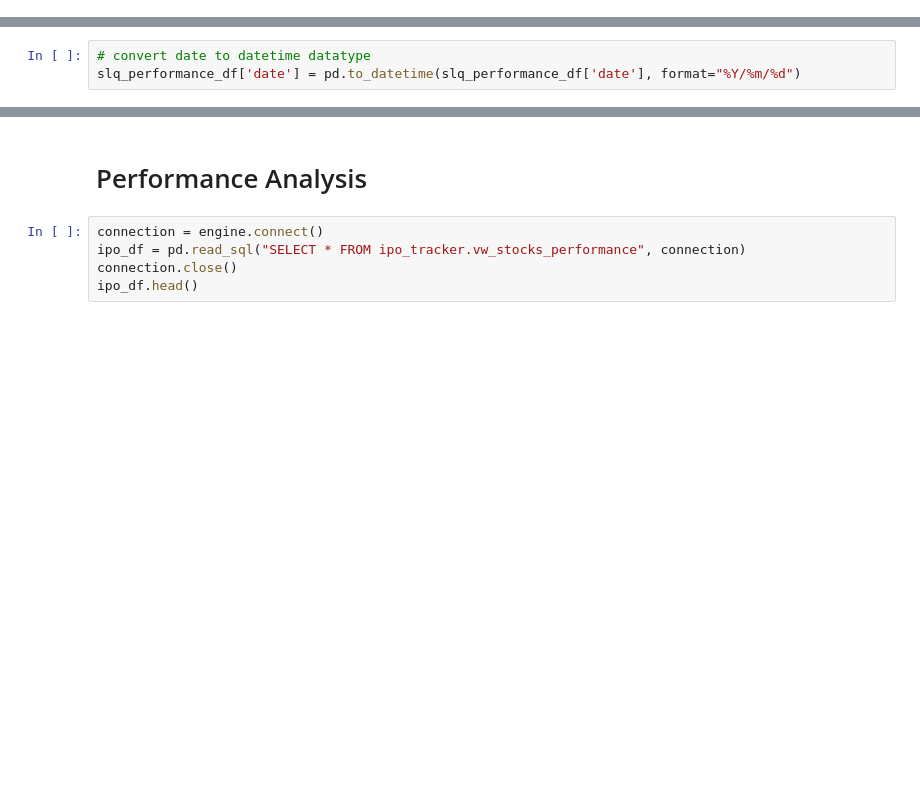
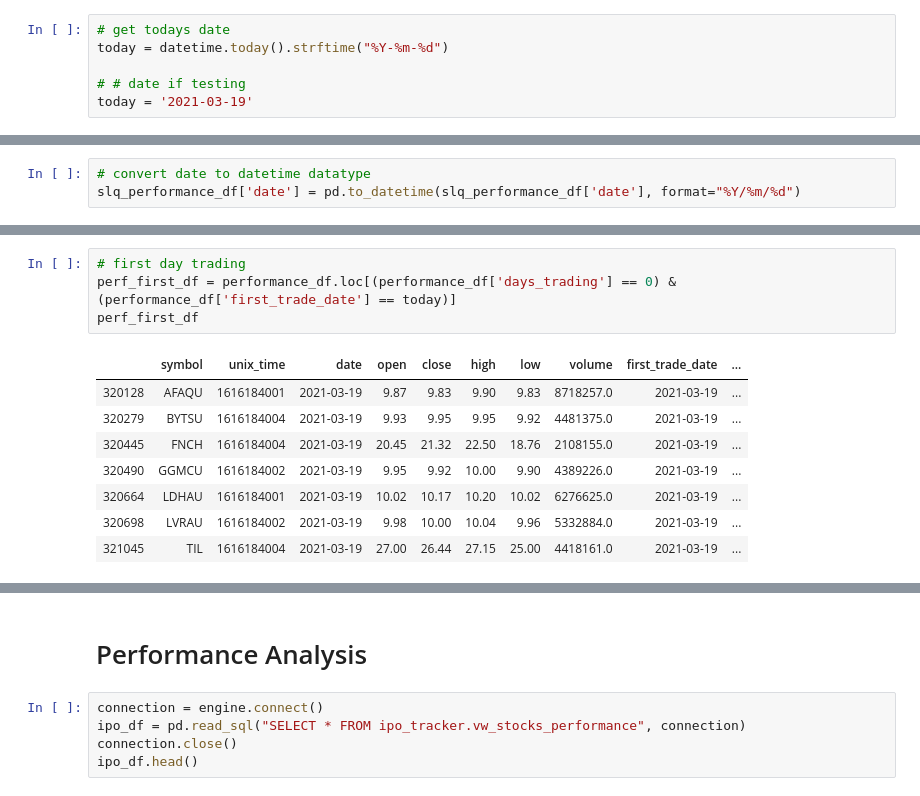
Before and after one commit to admiral810/IPO_tracker, a Jupyter notebook: ipo_analysis.ipynb, the cells around one changed output, grey strips where cells are left out. Saved outputs shown, nothing was run; the diff lists cells and outputs as text; blank space fills up the shorter version.

```diff
--- a/ipo_analysis.ipynb
+++ b/ipo_analysis.ipynb
@@ -322,6 +322,12 @@ if row_count > 0:
         time.sleep(1)
 # %% [markdown]
 # Stock First Day Performance
+# %%
+# get todays date
+today = datetime.today().strftime("%Y-%m-%d")
+
+# # date if testing
+today = '2021-03-19'
 # %%
 # pull in the performance table
 connection = engine.connect()
@@ -404,0 +420,13 @@ dtype: object
+# %%
+# first day trading
+perf_first_df = performance_df.loc[(performance_df['days_trading'] == 0) & (performance_df['first_trade_date'] == today)]
+perf_first_df
+# %% [output]
+|  | symbol | unix_time | date | open | close | high | low | volume | first_trade_date | ... |
+| 320128 | AFAQU | 1616184001 | 2021-03-19 | 9.87 | 9.83 | 9.90 | 9.83 | 8718257.0 | 2021-03-19 | ... |
+| 320279 | BYTSU | 1616184004 | 2021-03-19 | 9.93 | 9.95 | 9.95 | 9.92 | 4481375.0 | 2021-03-19 | ... |
+| 320445 | FNCH | 1616184004 | 2021-03-19 | 20.45 | 21.32 | 22.50 | 18.76 | 2108155.0 | 2021-03-19 | ... |
+| 320490 | GGMCU | 1616184002 | 2021-03-19 | 9.95 | 9.92 | 10.00 | 9.90 | 4389226.0 | 2021-03-19 | ... |
+| 320664 | LDHAU | 1616184001 | 2021-03-19 | 10.02 | 10.17 | 10.20 | 10.02 | 6276625.0 | 2021-03-19 | ... |
+| 320698 | LVRAU | 1616184002 | 2021-03-19 | 9.98 | 10.00 | 10.04 | 9.96 | 5332884.0 | 2021-03-19 | ... |
+| 321045 | TIL | 1616184004 | 2021-03-19 | 27.00 | 26.44 | 27.15 | 25.00 | 4418161.0 | 2021-03-19 | ... |
```
Also changed, not shown: parts of 6 cells of this notebook.
